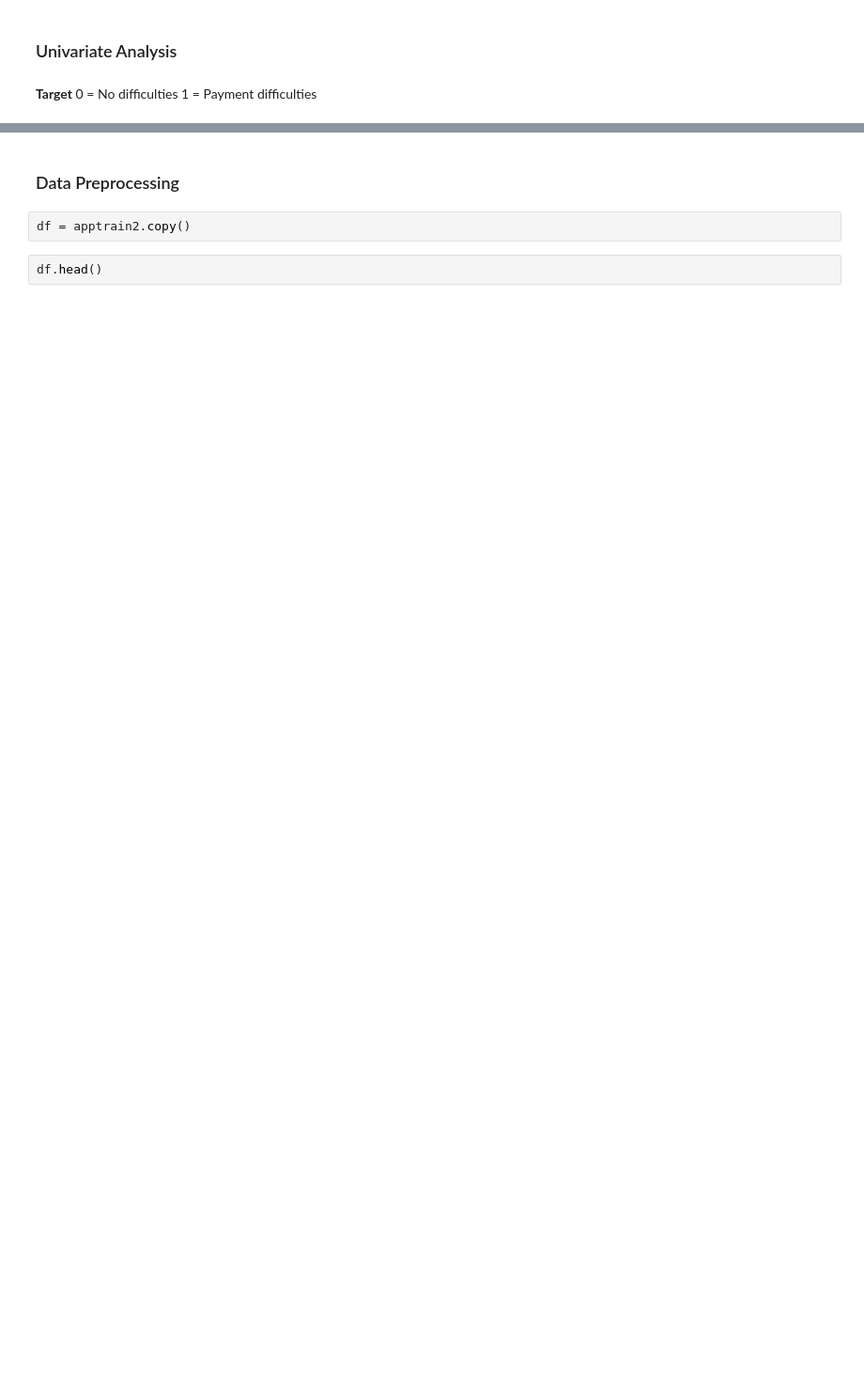
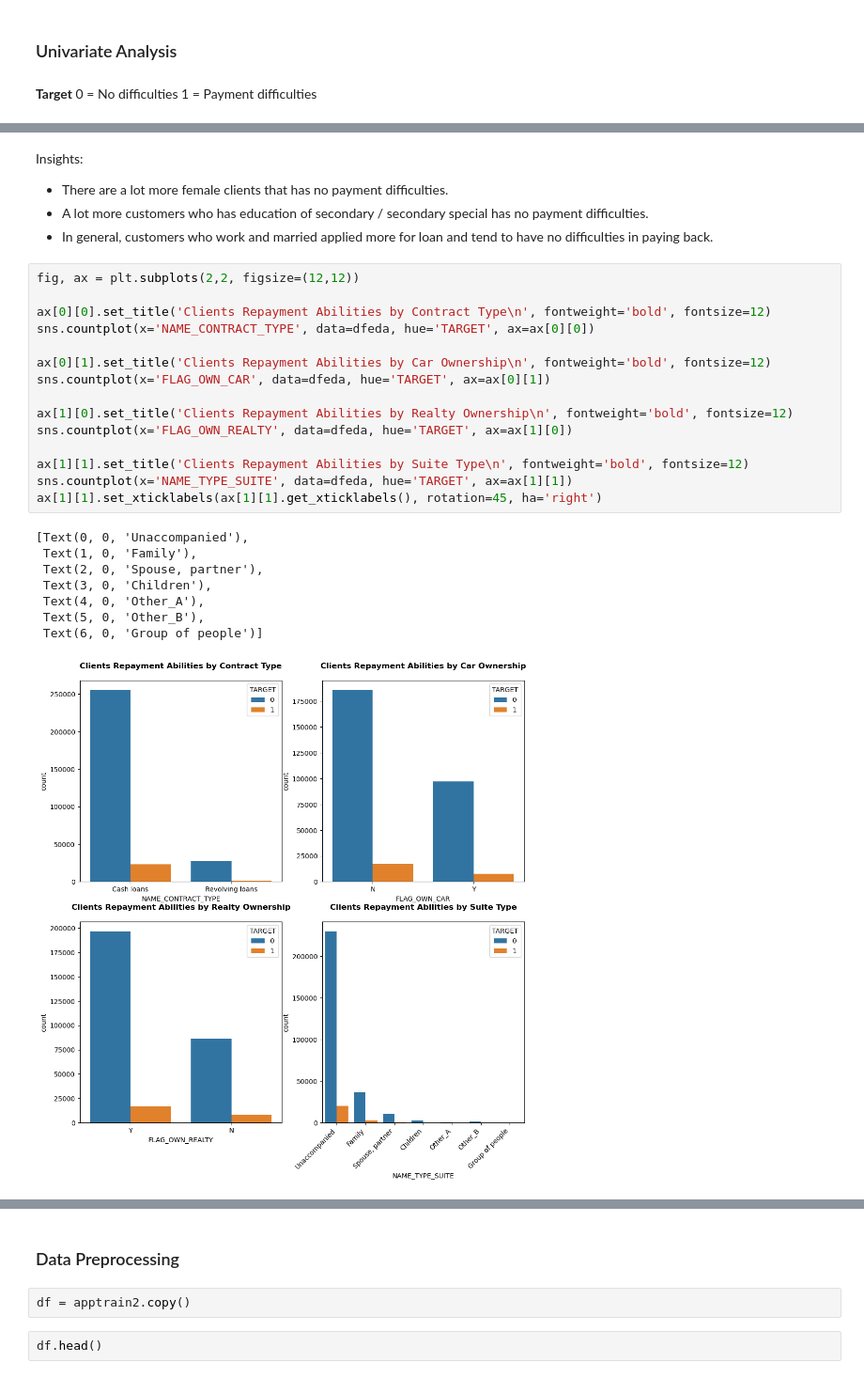
Before and after one commit to regitafif/PBI_HomeCreditScorecard, a Jupyter notebook: scorecard model.ipynb, the cells around one changed output, grey strips where cells are left out. Shown at 94% size. Drawn from its saved outputs; the diff is of its cells as text; blank space fills up the shorter version.

```diff
--- a/scorecard model.ipynb
+++ b/scorecard model.ipynb
@@ -273,0 +475,29 @@ plt.show()
+# %% [markdown]
+Insights:
+- There are a lot more female clients that has no payment difficulties.
+- A lot more customers who has education of secondary / secondary special has no payment difficulties.
+- In general, customers who work and married applied more for loan and tend to have no difficulties in paying back.
+# %%
+fig, ax = plt.subplots(2,2, figsize=(12,12))
+
+ax[0][0].set_title('Clients Repayment Abilities by Contract Type\n', fontweight='bold', fontsize=12)
+sns.countplot(x='NAME_CONTRACT_TYPE', data=dfeda, hue='TARGET', ax=ax[0][0])
+
+ax[0][1].set_title('Clients Repayment Abilities by Car Ownership\n', fontweight='bold', fontsize=12)
+sns.countplot(x='FLAG_OWN_CAR', data=dfeda, hue='TARGET', ax=ax[0][1])
+
+ax[1][0].set_title('Clients Repayment Abilities by Realty Ownership\n', fontweight='bold', fontsize=12)
+sns.countplot(x='FLAG_OWN_REALTY', data=dfeda, hue='TARGET', ax=ax[1][0])
+
+ax[1][1].set_title('Clients Repayment Abilities by Suite Type\n', fontweight='bold', fontsize=12)
+sns.countplot(x='NAME_TYPE_SUITE', data=dfeda, hue='TARGET', ax=ax[1][1])
+ax[1][1].set_xticklabels(ax[1][1].get_xticklabels(), rotation=45, ha='right')
+# %% [output]
+[Text(0, 0, 'Unaccompanied'),
+ Text(1, 0, 'Family'),
+ Text(2, 0, 'Spouse, partner'),
+ Text(3, 0, 'Children'),
+ Text(4, 0, 'Other_A'),
+ Text(5, 0, 'Other_B'),
+ Text(6, 0, 'Group of people')]
+[figure, added]
```
Also changed, not shown: parts of 54 cells of this notebook.
